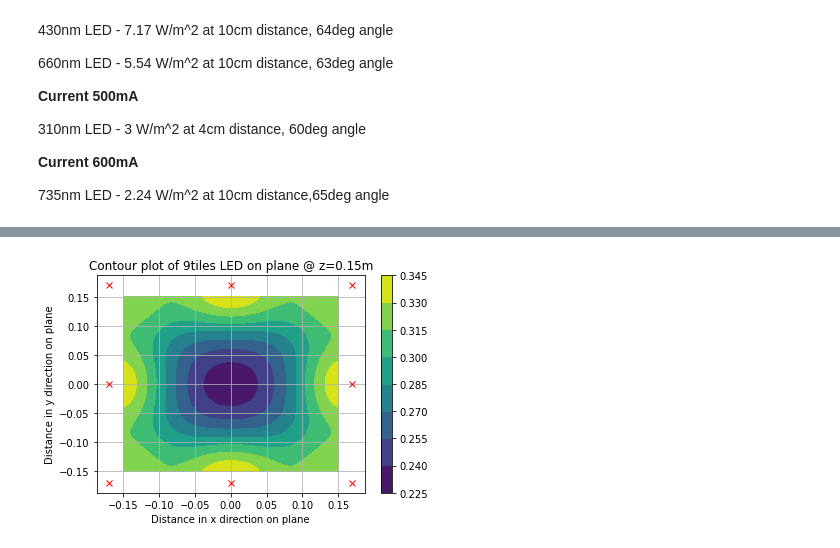
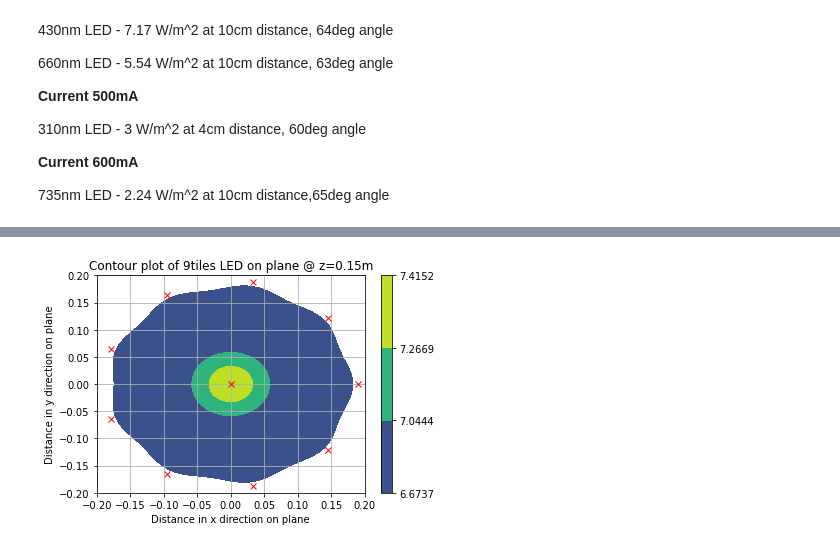
Before and after one commit to nicol2020/UV-SINTEC, a Jupyter notebook: 310lamp_circle.ipynb, the cells around one changed output, grey strips where cells are left out. Drawn from its saved outputs; the diff is of its cells as text; code cells hidden in the pictures.

```diff
--- a/310lamp_circle.ipynb
+++ b/310lamp_circle.ipynb
@@ -65,19 +82,3 @@ I = I_zero*(h**2) #Intensity value in cd
-# %%
-######## NUMBER OF TILES, DISTACNE, HALF ANGLE #################
-LED_n = 9 #Number of tiles
-z = 0.15 #Distance from LED plane to target plane in metres
-hA = 60 #LED half angle in degrees,,,,,,,,,,,, 63deg half angle is written in LED's datasheet
-
-######TARGET PLANE ########
-px = 0.30 #size of plane in x direction (m)
-py = 0.30 #size of plane in y direction (m)
-num = 100 #Number of points desired in each direction on the plane
-
-#Comment out the next 3 lines and uncomment the line after that in order to use a given I value in cd
-#omega = 2*np.pi #solid Angle
-#fi = 1 #Flux in watts
-#I = fi/omega
-#I = 0.0000154 #Initial intensity in cd
 # %%
 ################ LEDs POSITIONS #####################
 
@@ -90,8 +91,8 @@ num = 100 #Number of points desired in each direction on the plane
 #xlist = [0, -0.005915, 0.004915, -0.005915, 0.004915 ]
 #ylist = [0, 0.00611, 0.00611, -0.00642, -0.00642]
 
-LED_n = 5 # number of clusters
-radius = 0.10 # radius in m
+LED_n = 9 # number of clusters
+radius = 0.19 # radius in m
 angle = 360/LED_n # get angle of each section
 
 xlist = [] # list for x coordinates
@@ -100,8 +101,8 @@ ylist = [] # list for y coordinates
 
 #get x,y LEDs positions
 angle1 = angle
-xLED=0 # x cooordinates of LED on tile
-yLED=0 # y coordinates of LED on tile
+xLED= 0 # x cooordinates of LED on tile
+yLED= 0 # y coordinates of LED on tile
 for i in range(LED_n):
   print(angle1)
   xx =  xLED+(radius*np.cos(np.radians(angle1))) # x coordinates
@@ -110,16 +111,20 @@ for i in range(LED_n):
   ylist.append(np.round(yy ,4)) # round to 4 decimal and save to list
   angle1 = angle1 + angle
 
+xlist.extend([0])
+ylist.extend([0])
+
 """
 xlist_2 = [] # adding a seconde circle of LED
 ylist_2 = [] # adding a seconde cirle of LED
-xled2=
-yled2=
+xled2=0.004915
+yled2=-0.00642
+radius2=0.20
 angle2 = angle
 for i in range(LED_n):
   print(angle2)
-  xx =  xled2+(radius*np.cos(np.radians(angle2))) # x coordinates
-  yy =  yled2+(radius*np.sin(np.radians(angle2))) # y coordinates
+  xx =  xled2+(radius2*np.cos(np.radians(angle2))) # x coordinates
+  yy =  yled2+(radius2*np.sin(np.radians(angle2))) # y coordinates
   xlist_2.append(np.round(xx, 4)) # round to 4 decimal and save to list
   ylist_2.append(np.round(yy ,4)) # round to 4 decimal and save to list
   angle2 = angle2 + angle
@@ -185,21 +199,21 @@ plt.show()
 # %%
 #Ben's code
 
 fig,ax = plt.subplots(1,1)
 #V = [0.5, 0.6, 0.7, 0.8, 0.9, 0.95, 1] #Line for putting specific contour lines in the plot
 #V = [0.9, 0.93, 0.95, 0.98, 1]
 V = [0.90*M,0.95*M, 0.98*M, M] #Array for making specific contour lines for illuminance in W/m^2
-cp = ax.contourf(x,y,E)
+cp = ax.contourf(x,y,E,V)
 #Code below for plotting each LED's position
 
 for ledx, ledy in zip(xlist,ylist):
   plt.plot(ledx,ledy,'rx')
 
 
 fig.colorbar(cp)
 plt.title(f"Contour plot of {LED_n}tiles LED on plane @ z={z}m")
 plt.xlabel("Distance in x direction on plane")
 plt.ylabel("Distance in y direction on plane")
 plt.grid()
 # %% [output]
-[figure, old version]
+[figure, new version]
```
Also changed, not shown: parts of 3 cells of this notebook.
